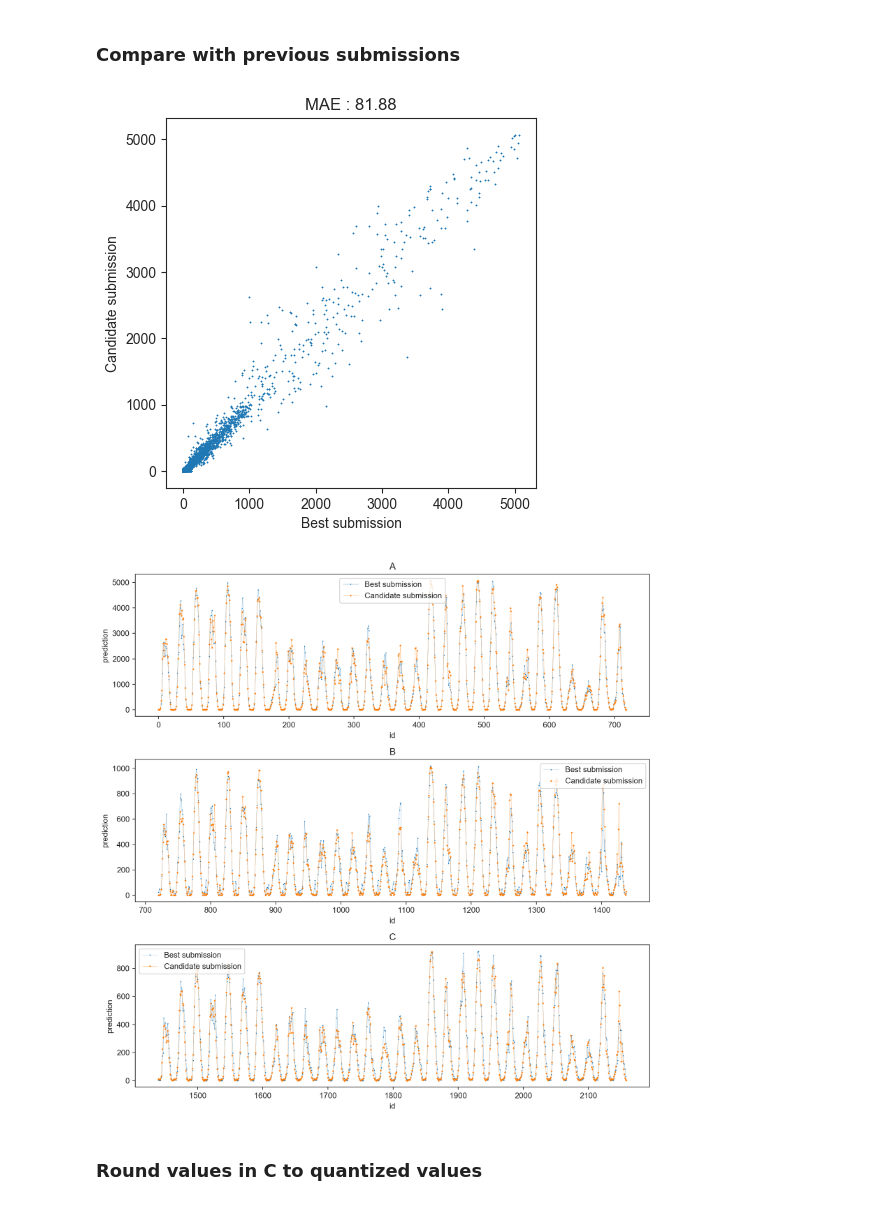
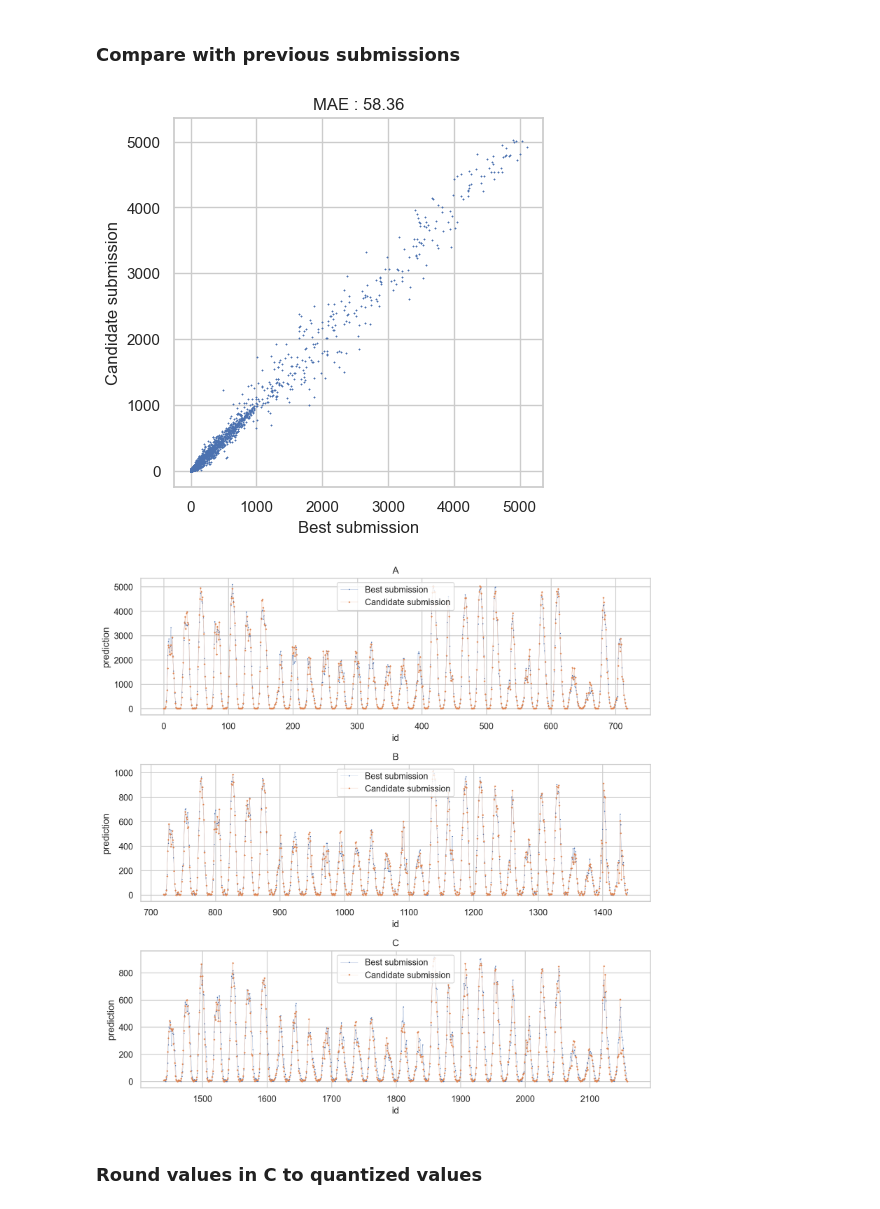
Before and after one commit to hugokerino/Energy-forecasting-NTNU, a Jupyter notebook: data/Noe/Short_notebook_1.ipynb, the cells around one changed output. Saved outputs shown, nothing was run; the diff lists cells and outputs as text; code cells hidden in the pictures.

```diff
--- a/data/Noe/Short_notebook_1.ipynb
+++ b/data/Noe/Short_notebook_1.ipynb
@@ -1312,37 +1300,36 @@ submission.to_csv("Submissions/"+name+".csv",
 ### Compare with previous submissions
 # %%
 # Compare with previous solutions
-sub1 = pd.read_csv('Submissions/catboost_kneighbor_dectree_to_lgb_lag2_minmax_old_code.csv')
-# sub1 = pd.read_csv('Submissions/catboost_kneighbor_dectree_to_lgb_lag4_minmax_FUTURE_v2_.csv')
-sub2 = pd.read_csv('Submissions/catboost_kneighbor_dectree_to_lgb_lag4_minmax_FUTURE_v3_.csv')
+sub1 = pd.read_csv('Submissions/catboost_kneighbor_dectree_to_lgb_lag4_minmax_FUTURE_v3_feat0_.csv')
+sub2 = pd.read_csv('Submissions/catboost_kneighbor_dectree_to_lgb_lag4_minmax_FUTURE_v3_th095_.csv')
 name1 = "Best submission"
 name2 = "Candidate submission"
 
 mae = mean_absolute_error(sub1['prediction'],sub2['prediction'])
 plt.figure()
 plt.scatter(sub1['prediction'],sub2['prediction'],s=0.05,marker="*")
 plt.xlabel(name1)
 plt.ylabel(name2)
 plt.title(f"MAE : {mae:.2f}")
 # plt.xscale("log")
 # plt.yscale("log")
 plt.axis("square")
 plt.show()
 
 n=sub1.shape[0]//3
 fig,ax = plt.subplots(nrows=3,ncols=1,figsize=(10,10),dpi=200)
 for index,loc in enumerate(['A','B','C']):
     ax[index].plot(sub1['id'].iloc[index*n:(index+1)*n-1],sub1['prediction'].iloc[index*n:(index+1)*n-1],'-*',linewidth = 0.2, markersize = 0.8, label = name1)
     ax[index].plot(sub2['id'].iloc[index*n:(index+1)*n-1],sub2['prediction'].iloc[index*n:(index+1)*n-1],'-+',linewidth = 0.2, markersize = 2, label = name2)
     ax[index].set_xlabel("id")
     ax[index].set_ylabel("prediction")
     ax[index].set_title(loc)
     ax[index].legend()
 fig.tight_layout()
 plt.show()
 # %% [output]
-[figure, old version]
+[figure, new version]
-[figure, old version]
+[figure, new version]
 # %% [markdown]
 ### Round values in C to quantized values
 # %%
```
Also changed, not shown: parts of 7 cells of this notebook, 6 other files.
